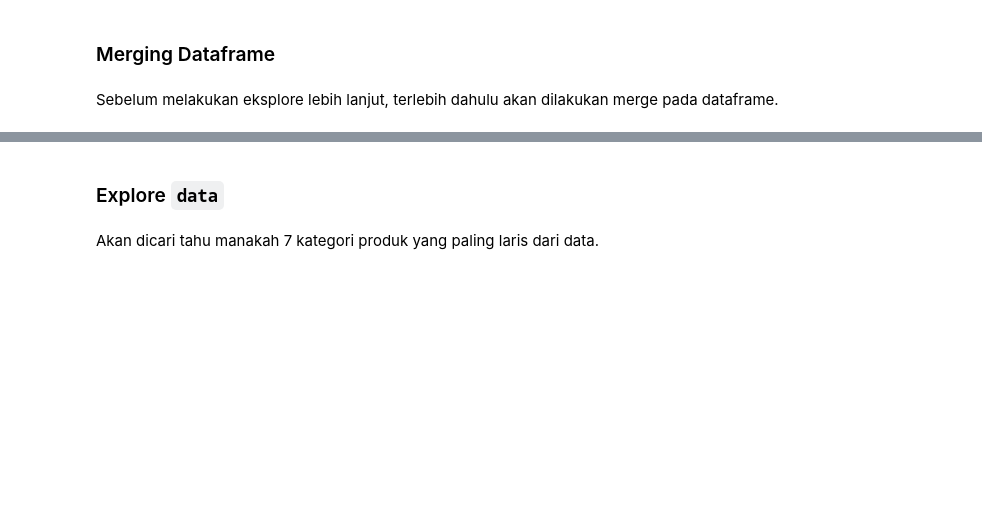
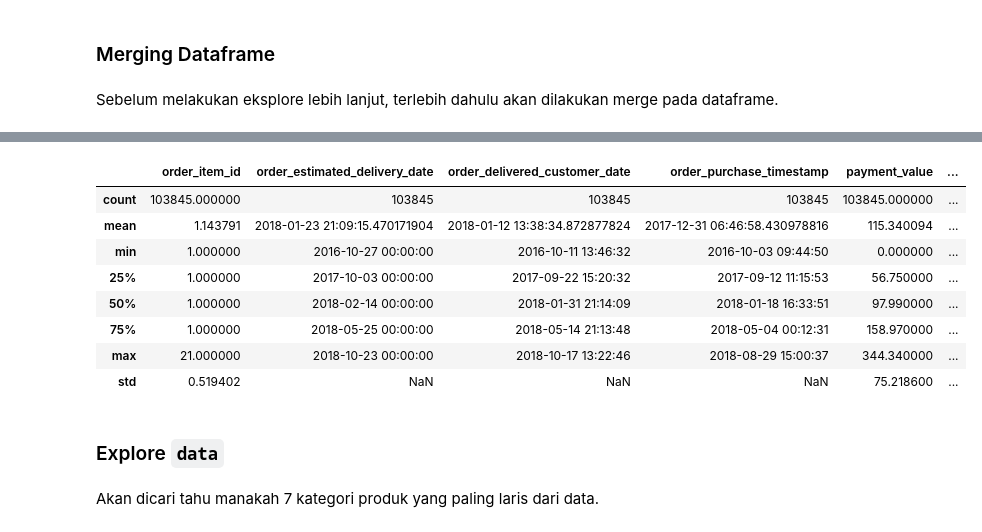
Before and after one commit to yusrainiasraa/dashboard-streamlit, a Jupyter notebook: notebook.ipynb, the cells around one changed output, grey strips where cells are left out. Saved outputs shown, nothing was run; the diff lists cells and outputs as text; code cells hidden in the pictures; blank space fills up the shorter version.

```diff
--- a/notebook.ipynb
+++ b/notebook.ipynb
@@ -386,3 +404,15 @@ data.describe()
+# %%
+data.describe()
+# %% [output]
+|  | order_item_id | order_estimated_delivery_date | order_delivered_customer_date | order_purchase_timestamp | payment_value | ... |
+| count | 103845.000000 | 103845 | 103845 | 103845 | 103845.000000 | ... |
+| mean | 1.143791 | 2018-01-23 21:09:15.470171904 | 2018-01-12 13:38:34.872877824 | 2017-12-31 06:46:58.430978816 | 115.340094 | ... |
+| min | 1.000000 | 2016-10-27 00:00:00 | 2016-10-11 13:46:32 | 2016-10-03 09:44:50 | 0.000000 | ... |
+| 25% | 1.000000 | 2017-10-03 00:00:00 | 2017-09-22 15:20:32 | 2017-09-12 11:15:53 | 56.750000 | ... |
+| 50% | 1.000000 | 2018-02-14 00:00:00 | 2018-01-31 21:14:09 | 2018-01-18 16:33:51 | 97.990000 | ... |
+| 75% | 1.000000 | 2018-05-25 00:00:00 | 2018-05-14 21:13:48 | 2018-05-04 00:12:31 | 158.970000 | ... |
+| max | 21.000000 | 2018-10-23 00:00:00 | 2018-10-17 13:22:46 | 2018-08-29 15:00:37 | 344.340000 | ... |
+| std | 0.519402 | NaN | NaN | NaN | 75.218600 | ... |
 # %% [markdown]
 ### Explore `data`
 # %% [markdown]
```
Also changed, not shown: parts of 6 cells of this notebook.
